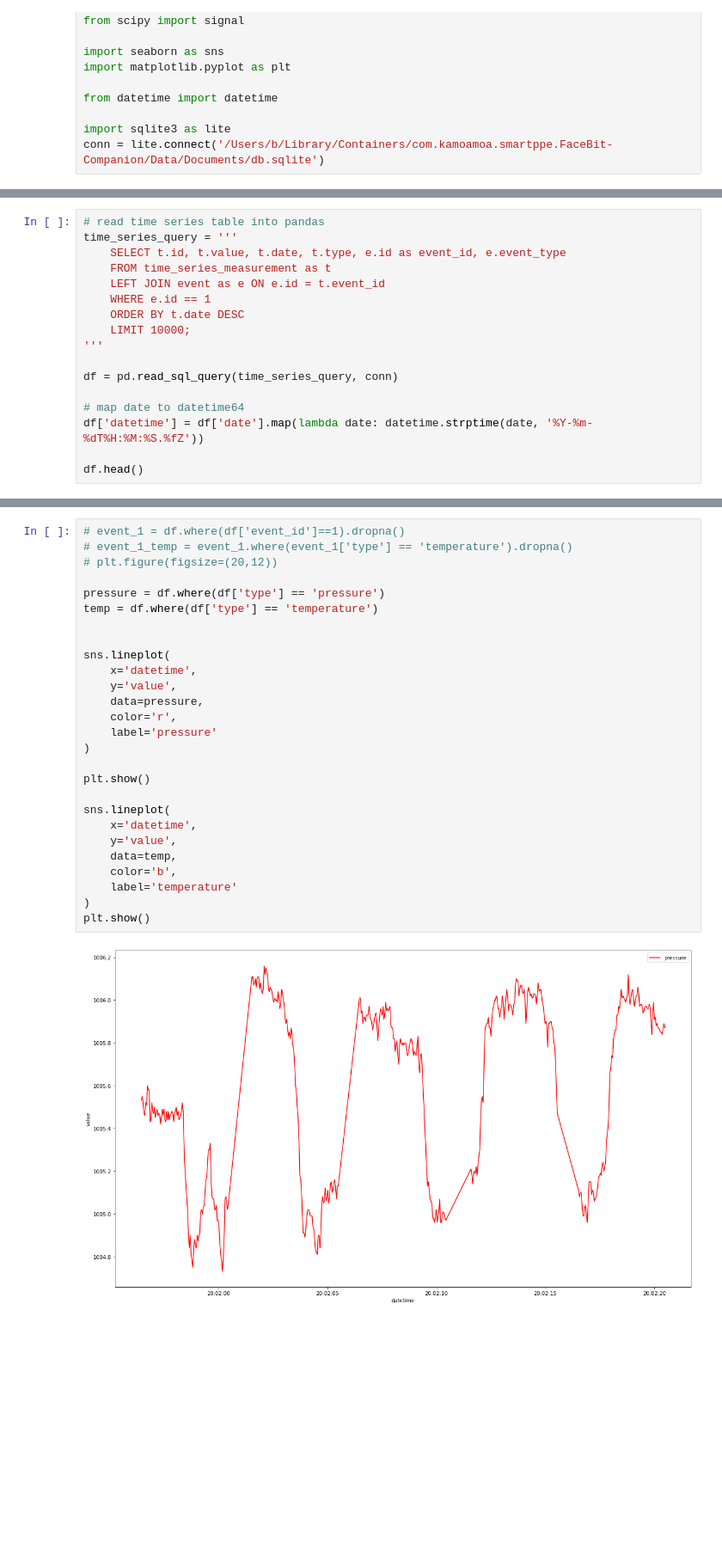
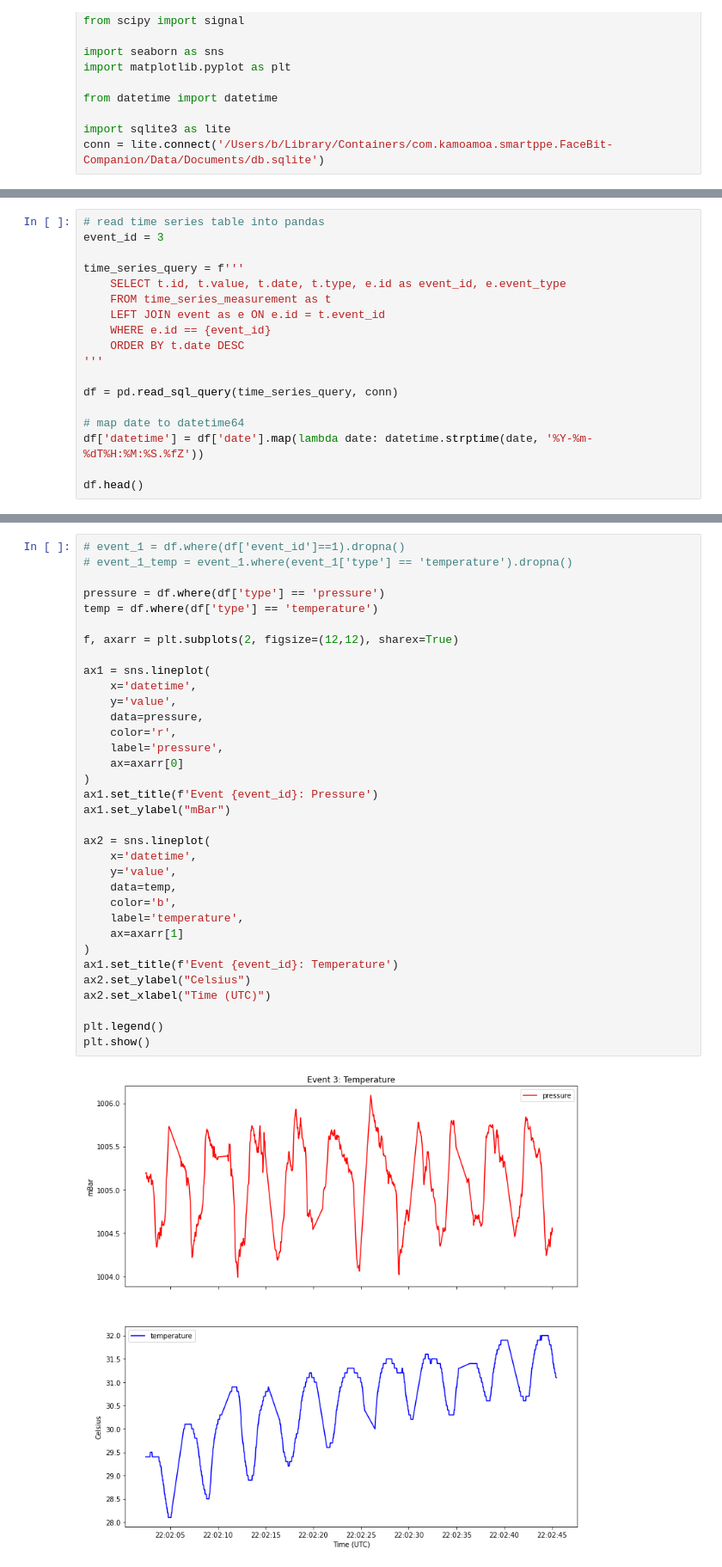
Before and after one commit to ka-moamoa/facebit-ios, a Jupyter notebook: data/data_processing.ipynb, the cells around one changed output, grey strips where cells are left out. Shown: that part at 86% size. Saved outputs shown, nothing was run; the diff lists cells and outputs as text; blank space fills up the shorter version.

Commit message:
updated graph

```diff
--- a/data/data_processing.ipynb
+++ b/data/data_processing.ipynb
@@ -25,12 +27,13 @@ df_events.head()
 # %%
 # read time series table into pandas
-time_series_query = '''
+event_id = 3
+
+time_series_query = f'''
     SELECT t.id, t.value, t.date, t.type, e.id as event_id, e.event_type
     FROM time_series_measurement as t
     LEFT JOIN event as e ON e.id = t.event_id
-    WHERE e.id == 1
+    WHERE e.id == {event_id}
     ORDER BY t.date DESC
-    LIMIT 10000;
 '''
 
 df = pd.read_sql_query(time_series_query, conn)
@@ -59,29 +52,36 @@ dtype: object
 # %%
 # event_1 = df.where(df['event_id']==1).dropna()
 # event_1_temp = event_1.where(event_1['type'] == 'temperature').dropna()
-# plt.figure(figsize=(20,12))
 
 pressure = df.where(df['type'] == 'pressure')
 temp = df.where(df['type'] == 'temperature')
 
+f, axarr = plt.subplots(2, figsize=(12,12), sharex=True)
 
-sns.lineplot(
+ax1 = sns.lineplot(
     x='datetime',
     y='value',
     data=pressure,
     color='r',
-    label='pressure'
+    label='pressure',
+    ax=axarr[0]
 )
+ax1.set_title(f'Event {event_id}: Pressure')
+ax1.set_ylabel("mBar")
 
-plt.show()
-
-sns.lineplot(
+ax2 = sns.lineplot(
     x='datetime',
     y='value',
     data=temp,
     color='b',
-    label='temperature'
+    label='temperature',
+    ax=axarr[1]
 )
+ax1.set_title(f'Event {event_id}: Temperature')
+ax2.set_ylabel("Celsius")
+ax2.set_xlabel("Time (UTC)")
+
+plt.legend()
 plt.show()
 # %% [output]
-[figure, old version]
+[figure, new version]
```
Also changed, not shown: parts of 5 cells of this notebook.
